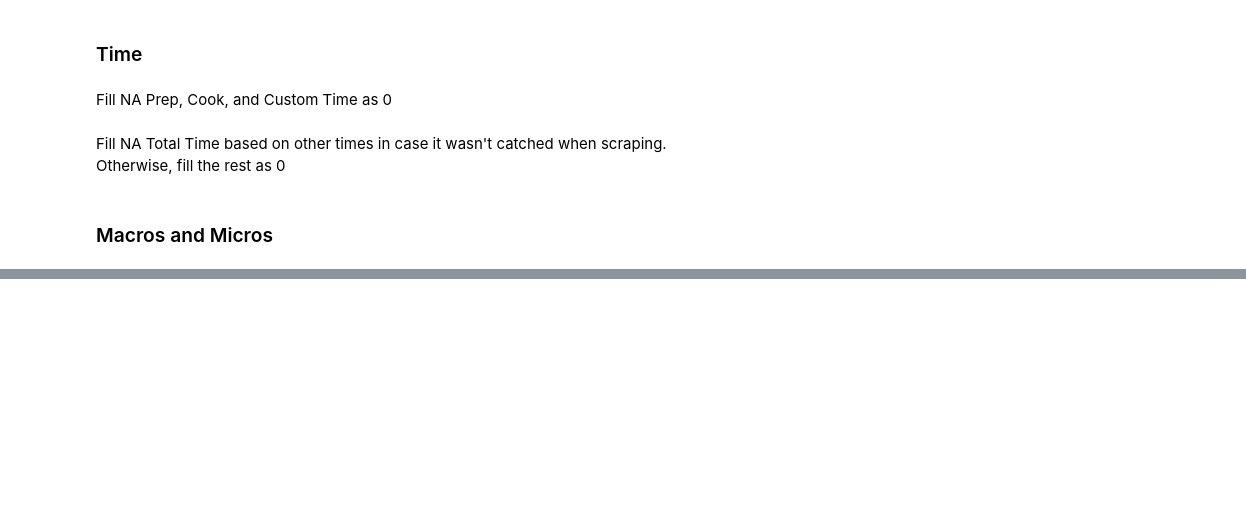
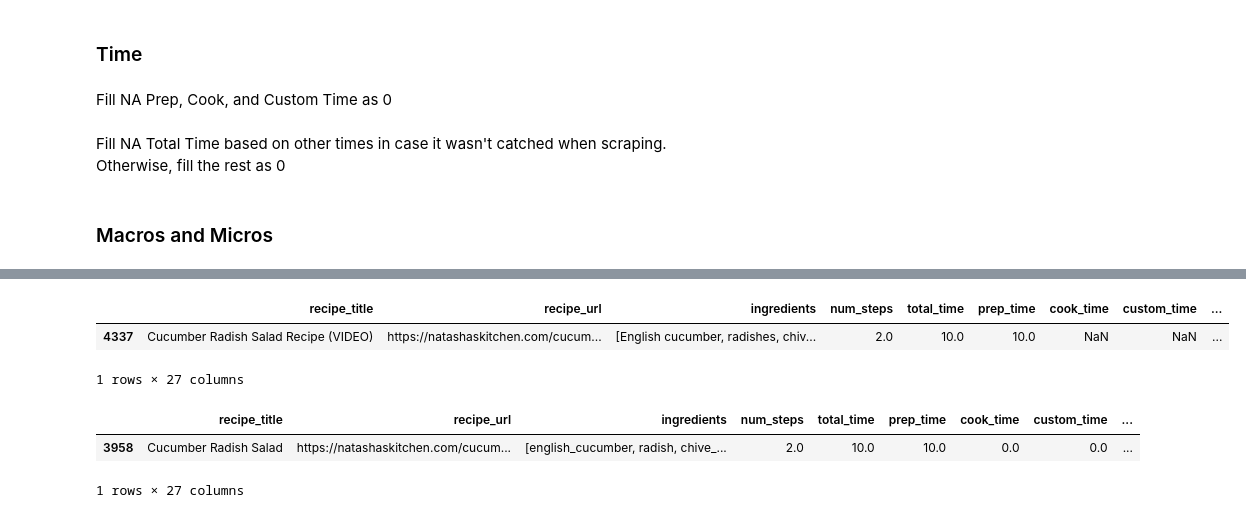
Before and after one commit to alfredmastan/food-recommendation, a Jupyter notebook: data_preprocessing.ipynb, the cells around one changed output, grey strips where cells are left out. Drawn from its saved outputs; the diff is of its cells as text; code cells hidden in the pictures; blank space fills up the shorter version.

```diff
--- a/data_preprocessing.ipynb
+++ b/data_preprocessing.ipynb
@@ -280,0 +282,12 @@ pd.read_pickle("processed_cookbook.pkl")
+# %%
+complete_cookbook[complete_cookbook.recipe_url == "https://natashaskitchen.com/cucumber-radish-salad-recipe/"]
+# %% [output]
+|  | recipe_title | recipe_url | ingredients | num_steps | total_time | prep_time | cook_time | custom_time | ... |
+| 4337 | Cucumber Radish Salad Recipe (VIDEO) | https://natashaskitchen.com/cucum... | [English cucumber, radishes, chiv... | 2.0 | 10.0 | 10.0 | NaN | NaN | ... |
+1 rows × 27 columns
+# %%
+cleaned_cookbook[cleaned_cookbook.recipe_url == "https://natashaskitchen.com/cucumber-radish-salad-recipe/"]
+# %% [output]
+|  | recipe_title | recipe_url | ingredients | num_steps | total_time | prep_time | cook_time | custom_time | ... |
+| 3958 | Cucumber Radish Salad | https://natashaskitchen.com/cucum... | [english_cucumber, radish, chive_... | 2.0 | 10.0 | 10.0 | 0.0 | 0.0 | ... |
+1 rows × 27 columns
```
Also changed, not shown: parts of 9 cells of this notebook, 5 other files.
